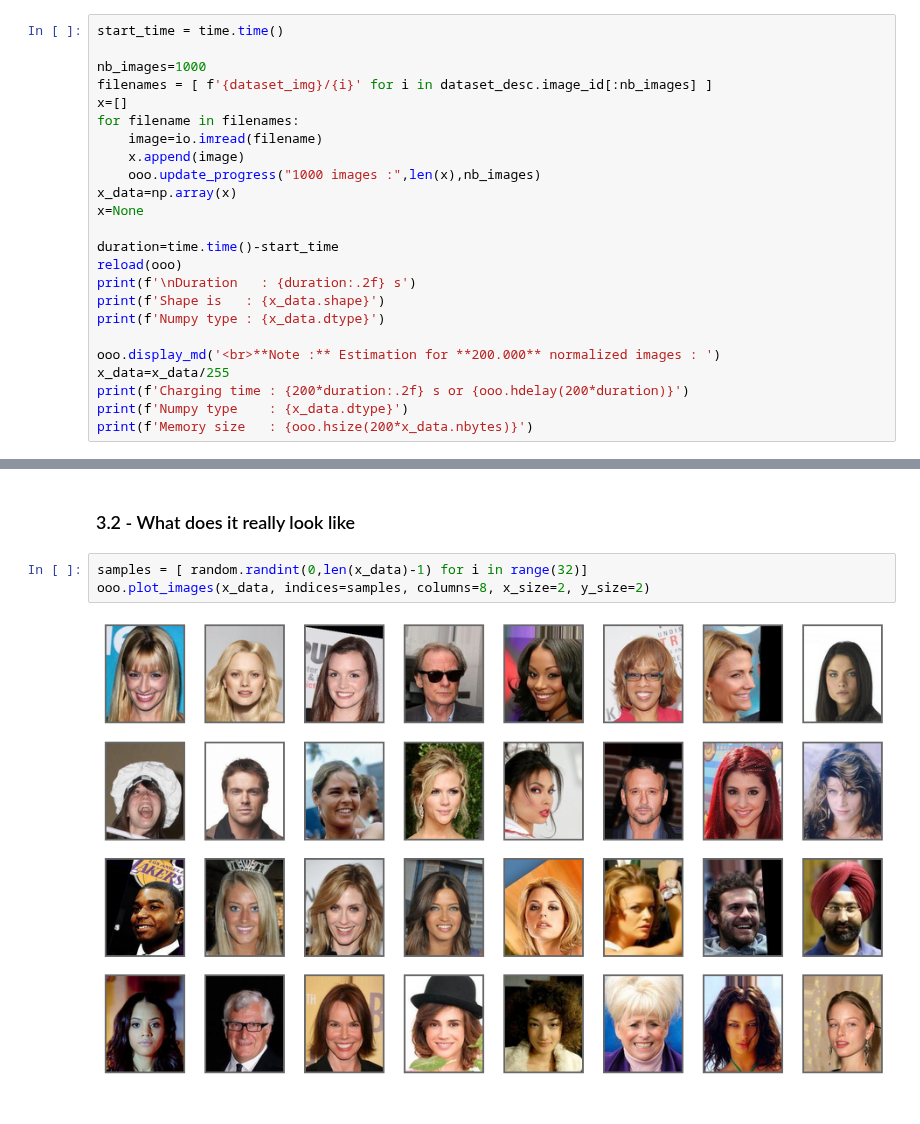
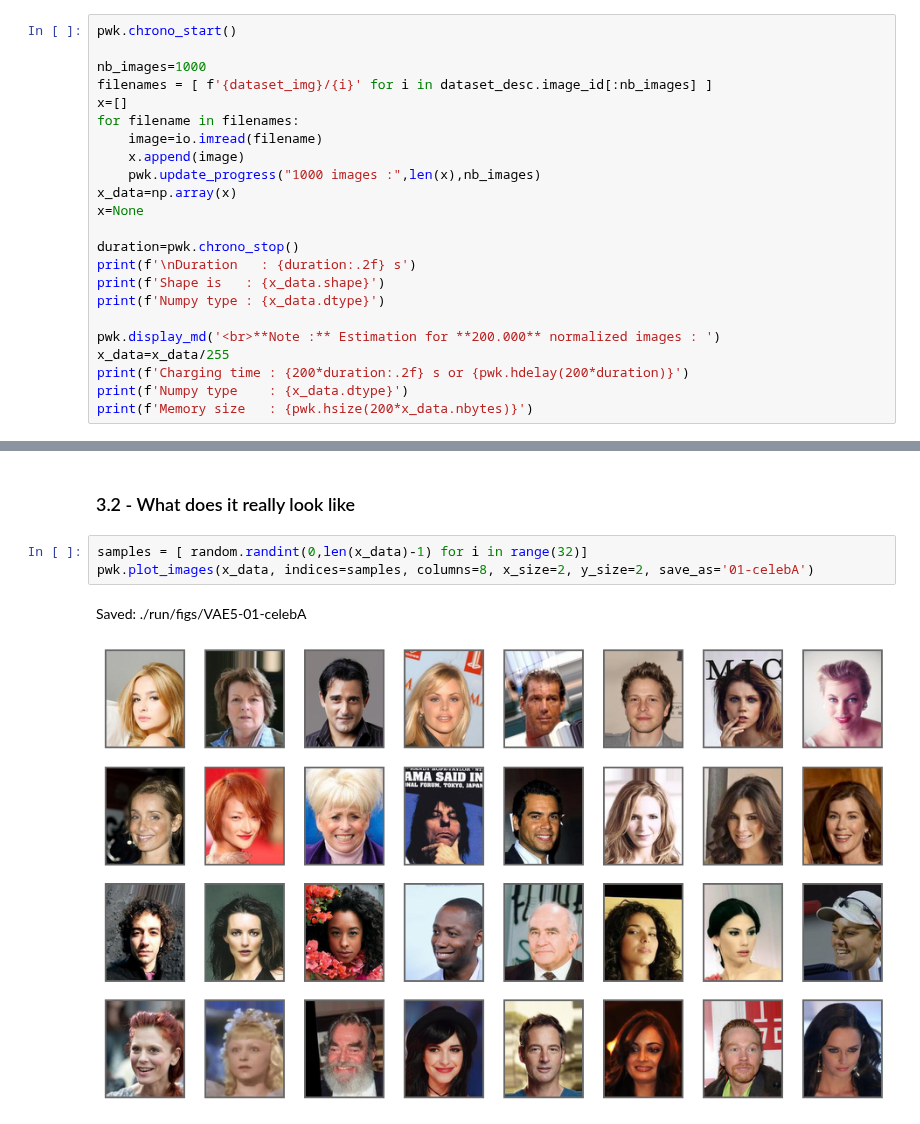
Before and after one commit to Jean-Christ1/Deep-Learning-with-Keras-and-Tensorflow, a Jupyter notebook: VAE/05-About-CelebA.ipynb, the cells around one changed output, grey strips where cells are left out. Saved outputs shown, nothing was run; the diff lists cells and outputs as text.

```diff
--- a/VAE/05-About-CelebA.ipynb
+++ b/VAE/05-About-CelebA.ipynb
@@ -74,7 +78,7 @@ dataset_desc.shape : (202599, 41)
 # %% [markdown]
 ### 2.2 - Load 1000 images
 # %%
-start_time = time.time()
+pwk.chrono_start()
 
 nb_images=1000
 filenames = [ f'{dataset_img}/{i}' for i in dataset_desc.image_id[:nb_images] ]
@@ -82,21 +86,20 @@ x=[]
 for filename in filenames:
     image=io.imread(filename)
     x.append(image)
-    ooo.update_progress("1000 images :",len(x),nb_images)
+    pwk.update_progress("1000 images :",len(x),nb_images)
 x_data=np.array(x)
 x=None
 
-duration=time.time()-start_time
-reload(ooo)
+duration=pwk.chrono_stop()
 print(f'\nDuration   : {duration:.2f} s')
 print(f'Shape is   : {x_data.shape}')
 print(f'Numpy type : {x_data.dtype}')
 
-ooo.display_md('<br>**Note :** Estimation for **200.000** normalized images : ')
+pwk.display_md('<br>**Note :** Estimation for **200.000** normalized images : ')
 x_data=x_data/255
-print(f'Charging time : {200*duration:.2f} s or {ooo.hdelay(200*duration)}')
+print(f'Charging time : {200*duration:.2f} s or {pwk.hdelay(200*duration)}')
 print(f'Numpy type    : {x_data.dtype}')
-print(f'Memory size   : {ooo.hsize(200*x_data.nbytes)}')
+print(f'Memory size   : {pwk.hsize(200*x_data.nbytes)}')
 # %% [output]
 1000 images :    [########################################] 100.0% of 1000
 
@@ -142,8 +145,9 @@ About our images :
 ### 3.2 - What does it really look like
 # %%
 samples = [ random.randint(0,len(x_data)-1) for i in range(32)]
-ooo.plot_images(x_data, indices=samples, columns=8, x_size=2, y_size=2)
+pwk.plot_images(x_data, indices=samples, columns=8, x_size=2, y_size=2, save_as='01-celebA')
 # %% [output]
+Saved: ./run/figs/VAE5-01-celebA
-[figure, old version]
+[figure, new version]
 # %% [markdown]
 <div class=warn>
```
Also changed, not shown: parts of 4 cells of this notebook, 5 other files.
